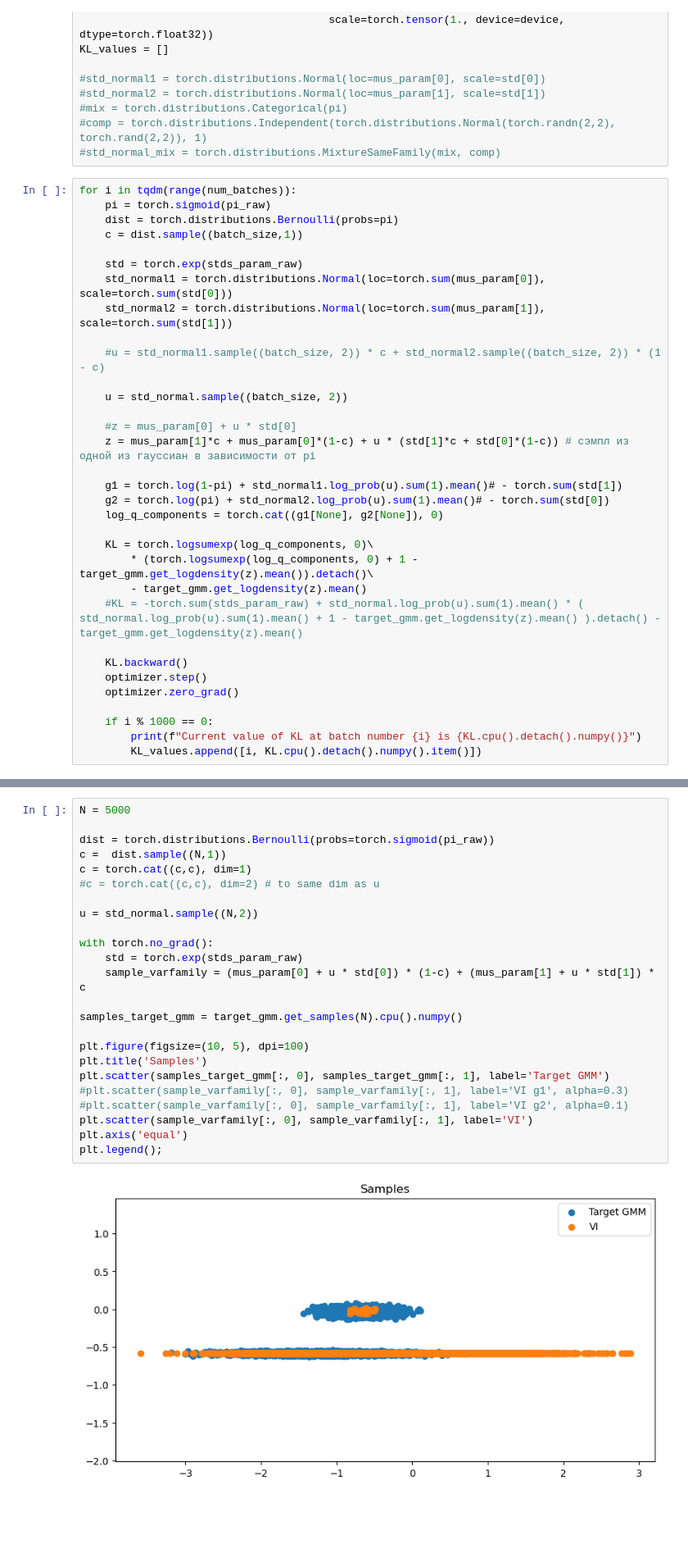
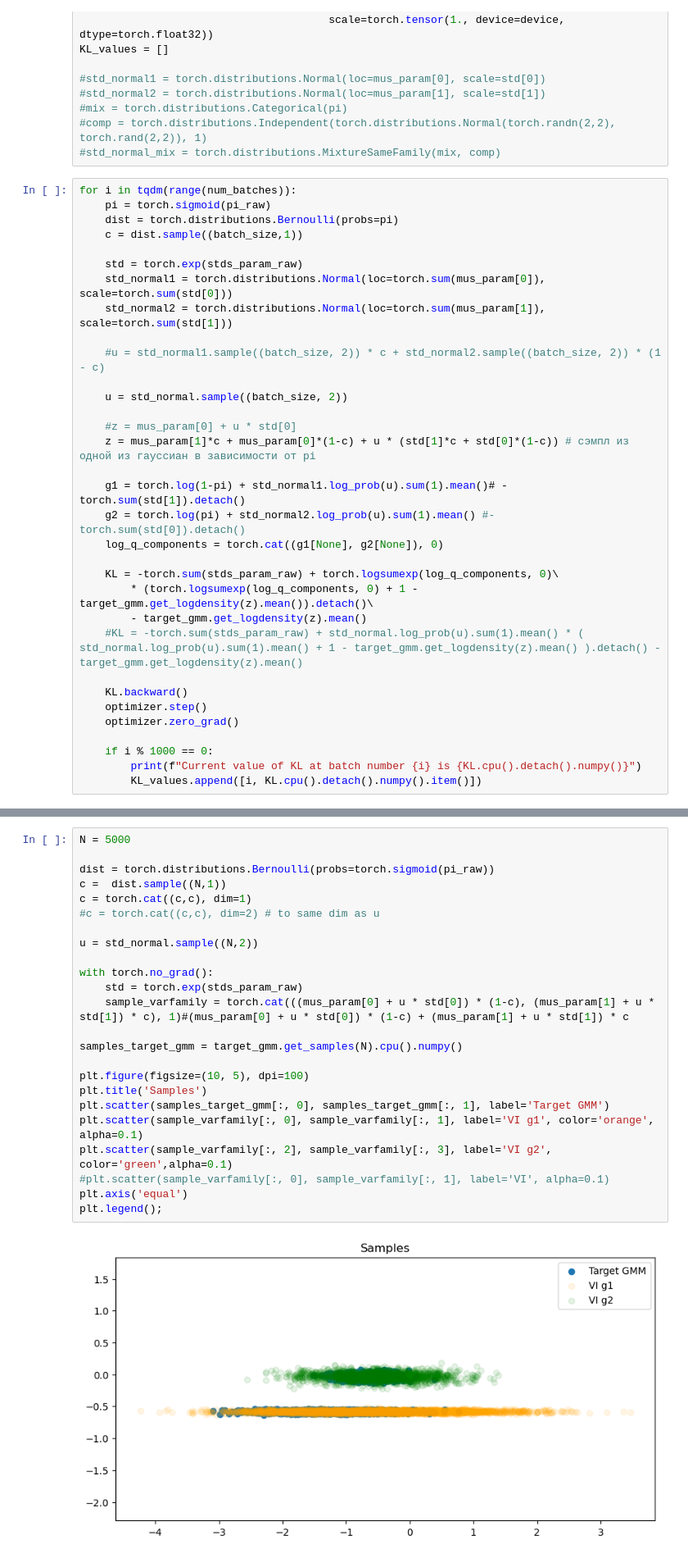
Before and after one commit to nkotelevskii/vi_mcmc_workaround, a Jupyter notebook: notebooks/simple_VI_with_GMM.ipynb, the cells around one changed output, grey strips where cells are left out. Shown: that part at 82% size. Drawn from its saved outputs; the diff is of its cells as text; blank space fills up the shorter version.

```diff
--- a/notebooks/simple_VI_with_GMM.ipynb
+++ b/notebooks/simple_VI_with_GMM.ipynb
@@ -258,11 +258,11 @@ for i in tqdm(range(num_batches)):
     #z = mus_param[0] + u * std[0]
     z = mus_param[1]*c + mus_param[0]*(1-c) + u * (std[1]*c + std[0]*(1-c)) # сэмпл из одной из гауссиан в зависимости от pi
 
-    g1 = torch.log(1-pi) + std_normal1.log_prob(u).sum(1).mean()# - torch.sum(std[1])
-    g2 = torch.log(pi) + std_normal2.log_prob(u).sum(1).mean()# - torch.sum(std[0])
+    g1 = torch.log(1-pi) + std_normal1.log_prob(u).sum(1).mean()# - torch.sum(std[1]).detach()
+    g2 = torch.log(pi) + std_normal2.log_prob(u).sum(1).mean() #- torch.sum(std[0]).detach()
     log_q_components = torch.cat((g1[None], g2[None]), 0)
 
-    KL = torch.logsumexp(log_q_components, 0)\
+    KL = -torch.sum(stds_param_raw) + torch.logsumexp(log_q_components, 0)\
         * (torch.logsumexp(log_q_components, 0) + 1 - target_gmm.get_logdensity(z).mean()).detach()\
         - target_gmm.get_logdensity(z).mean()
     #KL = -torch.sum(stds_param_raw) + std_normal.log_prob(u).sum(1).mean() * ( std_normal.log_prob(u).sum(1).mean() + 1 - target_gmm.get_logdensity(z).mean() ).detach() - target_gmm.get_logdensity(z).mean()
@@ -288,29 +288,29 @@ Current value of KL at batch number 9000 is 7.095657825469971
 # %%
 N = 5000
 
 dist = torch.distributions.Bernoulli(probs=torch.sigmoid(pi_raw))
 c =  dist.sample((N,1))
 c = torch.cat((c,c), dim=1)
 #c = torch.cat((c,c), dim=2) # to same dim as u
 
 u = std_normal.sample((N,2))
 
 with torch.no_grad():
     std = torch.exp(stds_param_raw)
-    sample_varfamily = (mus_param[0] + u * std[0]) * (1-c) + (mus_param[1] + u * std[1]) * c
+    sample_varfamily = torch.cat(((mus_param[0] + u * std[0]) * (1-c), (mus_param[1] + u * std[1]) * c), 1)#(mus_param[0] + u * std[0]) * (1-c) + (mus_param[1] + u * std[1]) * c
 
 samples_target_gmm = target_gmm.get_samples(N).cpu().numpy()
 
 plt.figure(figsize=(10, 5), dpi=100)
 plt.title('Samples')
 plt.scatter(samples_target_gmm[:, 0], samples_target_gmm[:, 1], label='Target GMM')
-#plt.scatter(sample_varfamily[:, 0], sample_varfamily[:, 1], label='VI g1', alpha=0.3)
-#plt.scatter(sample_varfamily[:, 0], sample_varfamily[:, 1], label='VI g2', alpha=0.1)
-plt.scatter(sample_varfamily[:, 0], sample_varfamily[:, 1], label='VI')
+plt.scatter(sample_varfamily[:, 0], sample_varfamily[:, 1], label='VI g1', color='orange', alpha=0.1)
+plt.scatter(sample_varfamily[:, 2], sample_varfamily[:, 3], label='VI g2', color='green',alpha=0.1)
+#plt.scatter(sample_varfamily[:, 0], sample_varfamily[:, 1], label='VI', alpha=0.1)
 plt.axis('equal')
 plt.legend();
 # %% [output]
-[figure, old version]
+[figure, new version]
 # %%
 KL_values = np.array(KL_values)
 plt.figure(figsize=(8, 5))
```
Also changed, not shown: parts of 2 cells of this notebook.
